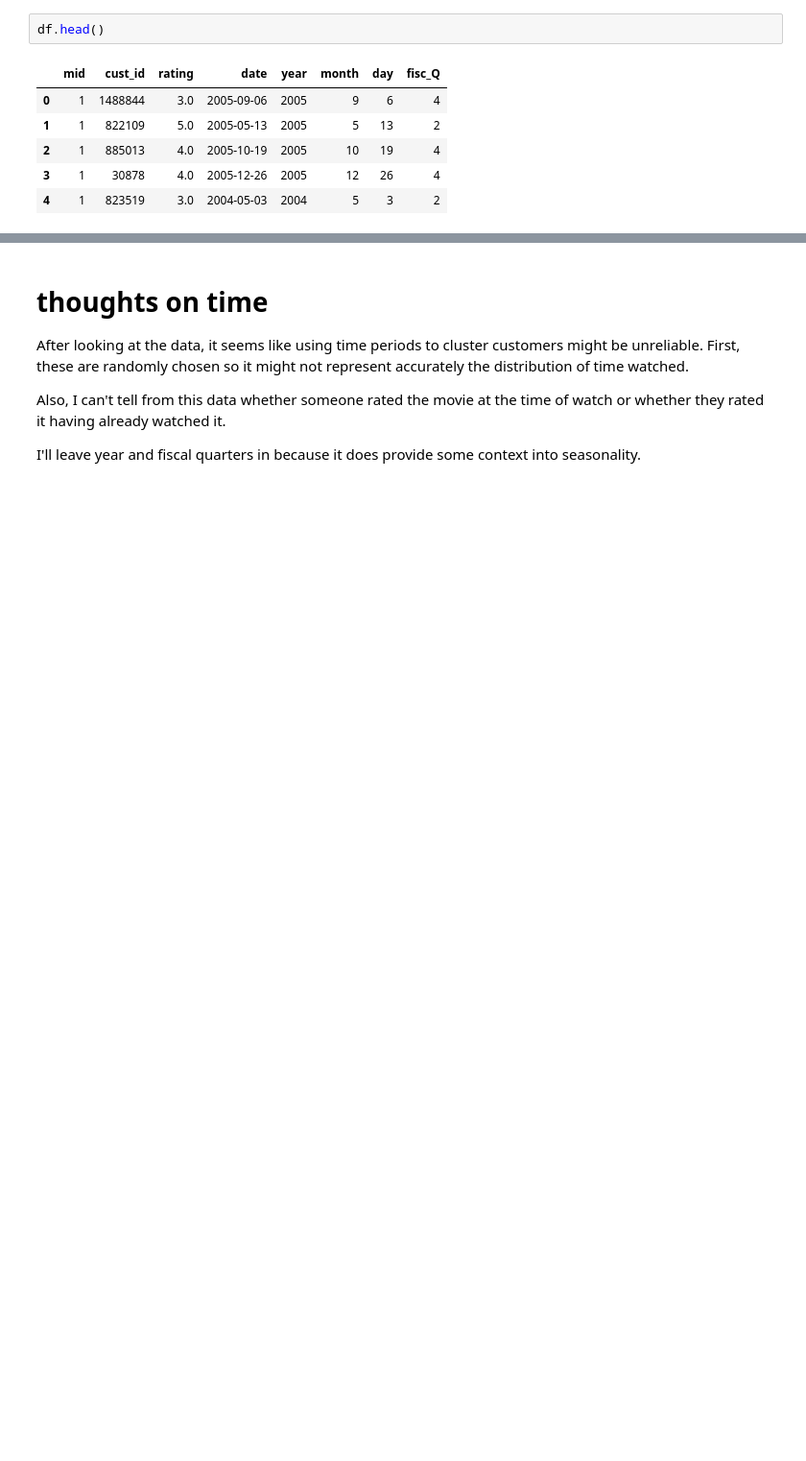
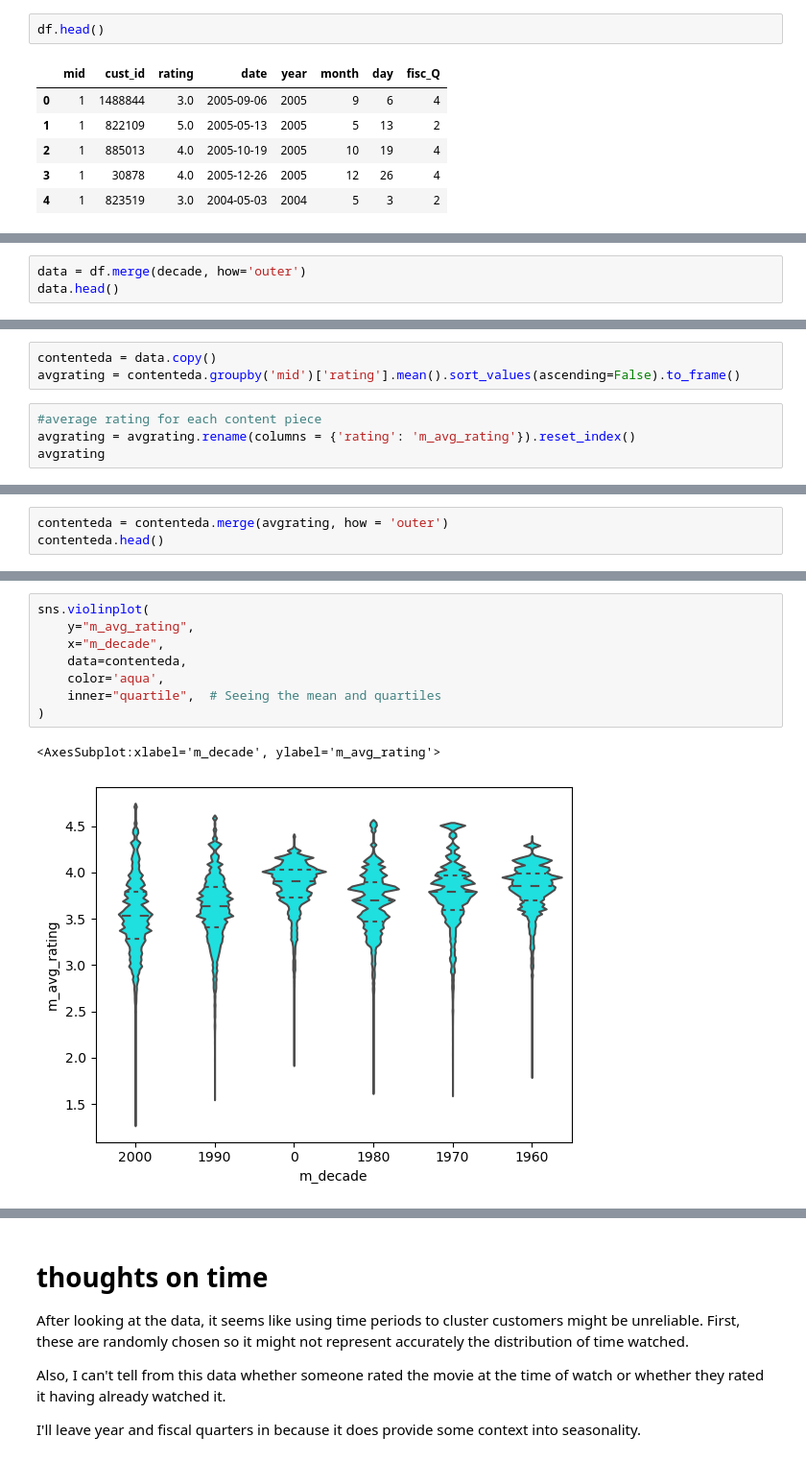
Before and after one commit to leo-schell/IntentionalDiversity_RecSystems, a Jupyter notebook: EDA.ipynb, the cells around one changed output, grey strips where cells are left out. Shown at 96% size. Drawn from its saved outputs; the diff is of its cells as text; blank space fills up the shorter version.

```diff
--- a/EDA.ipynb
+++ b/EDA.ipynb
@@ -236,0 +247,3 @@ Name: count, dtype: int64
+# %%
+data = df.merge(decade, how='outer')
+data.head()
@@ -236,0 +302,7 @@ Name: count, dtype: int64
+# %%
+contenteda = data.copy()
+avgrating = contenteda.groupby('mid')['rating'].mean().sort_values(ascending=False).to_frame()
+# %%
+#average rating for each content piece
+avgrating = avgrating.rename(columns = {'rating': 'm_avg_rating'}).reset_index()
+avgrating
@@ -236,0 +323,3 @@ Name: count, dtype: int64
+# %%
+contenteda = contenteda.merge(avgrating, how = 'outer')
+contenteda.head()
@@ -236,0 +337,11 @@ Name: count, dtype: int64
+# %%
+sns.violinplot(
+    y="m_avg_rating",
+    x="m_decade",
+    data=contenteda,
+    color='aqua',
+    inner="quartile",  # Seeing the mean and quartiles
+)
+# %% [output]
+<AxesSubplot:xlabel='m_decade', ylabel='m_avg_rating'>
+[figure, added]
```
Also changed, not shown: parts of 69 cells of this notebook, 1 other file.
